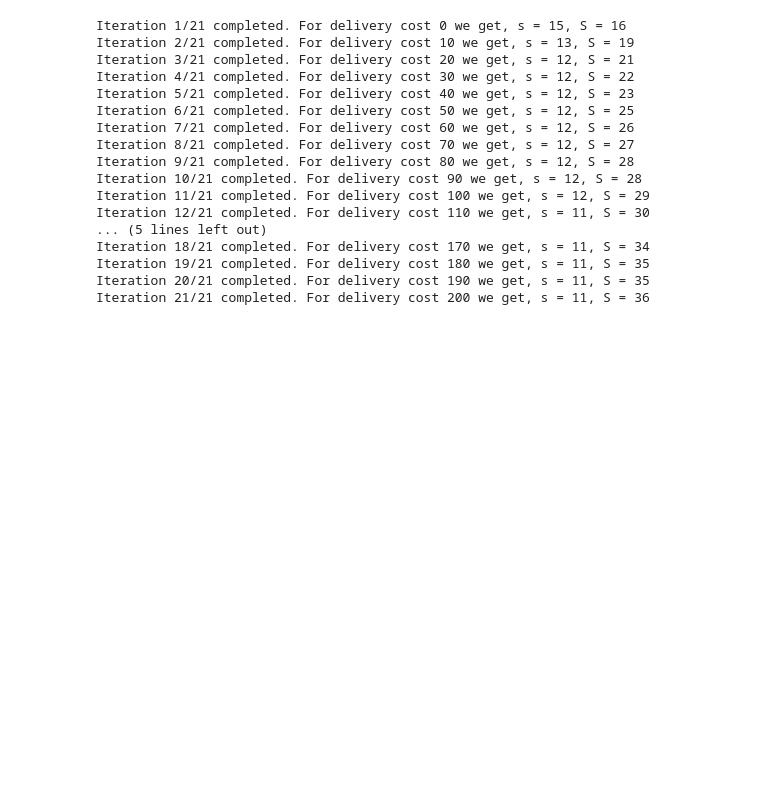
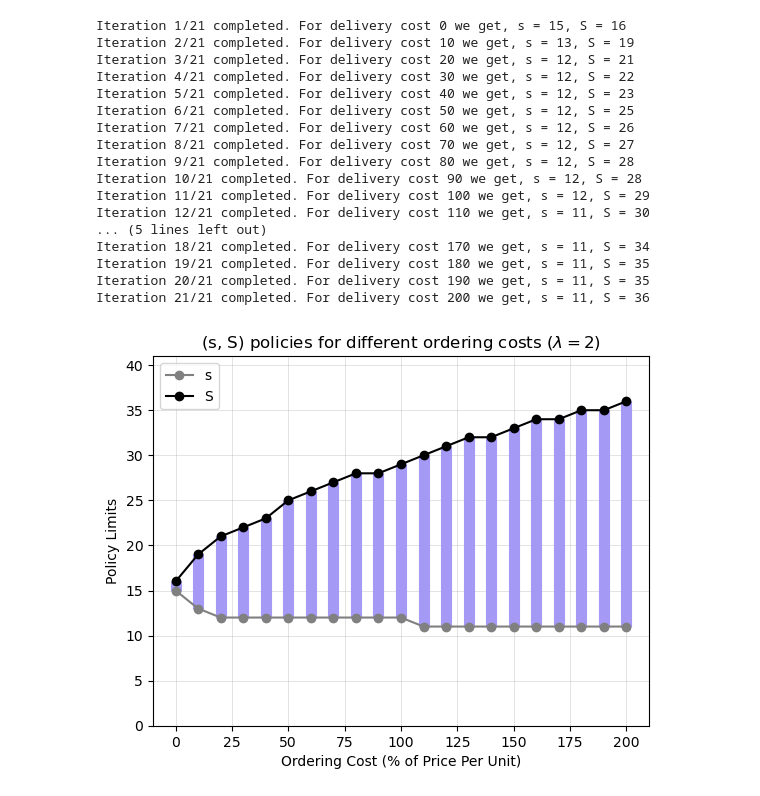
Before and after one commit to t-unger/Spare-Parts-Inventory, a Jupyter notebook: sensitivity_analysis_delivery_cost.ipynb, the cells around one changed output. Cells and saved outputs as stored; diff of their text form; code cells hidden in the pictures; blank space fills up the shorter version.

```diff
--- a/sensitivity_analysis_delivery_cost.ipynb
+++ b/sensitivity_analysis_delivery_cost.ipynb
@@ -49,14 +7 @@ def transition_probabilities(old_state, new_state, action):
-# %%
-maximum_parts =  41
-
-state_space = get_state_space(maximum_parts)
-
-
-# generate the transition probability matrix
-trans_prob_matrix = np.zeros((len(state_space), len(state_space), maximum_parts + 1))
-# iterate over all old and new states and actions to fill the transition probability matrix
-for i, s_old in enumerate(state_space):
-    for j, s_new in enumerate(state_space):
-        for a in range(maximum_parts + 1):
-            trans_prob_matrix[i, j, a] = transition_probabilities(s_old, s_new, a)
 # %%
@@ -233,3 +148,17 @@ Iteration 18/21 completed. For delivery cost 170 we get, s = 11, S = 34
 Iteration 19/21 completed. For delivery cost 180 we get, s = 11, S = 35
 Iteration 20/21 completed. For delivery cost 190 we get, s = 11, S = 35
 Iteration 21/21 completed. For delivery cost 200 we get, s = 11, S = 36
+# %%
+plt.vlines(ordering_costs, policies[:,0], policies[:,1],
+           color="#A499F4", alpha=1, linewidth=8)
+plt.plot(ordering_costs, policies[:,0], "o-", label="s", color="gray")
+plt.plot(ordering_costs, policies[:,1], "o-", label="S", color="black")
+plt.xlabel("Ordering Cost (% of Price Per Unit)")
+plt.ylabel("Policy Limits")
+plt.title("(s, S) policies for different ordering costs ($\\lambda=2$)")
+plt.ylim(0, 41)
+plt.grid(True, which="both", linestyle="-", linewidth=0.5, alpha=0.5)
+plt.legend()
+plt.show()
+# %% [output]
+[figure, added]
```
Also changed, not shown: parts of 3 cells of this notebook, 12 other files.
